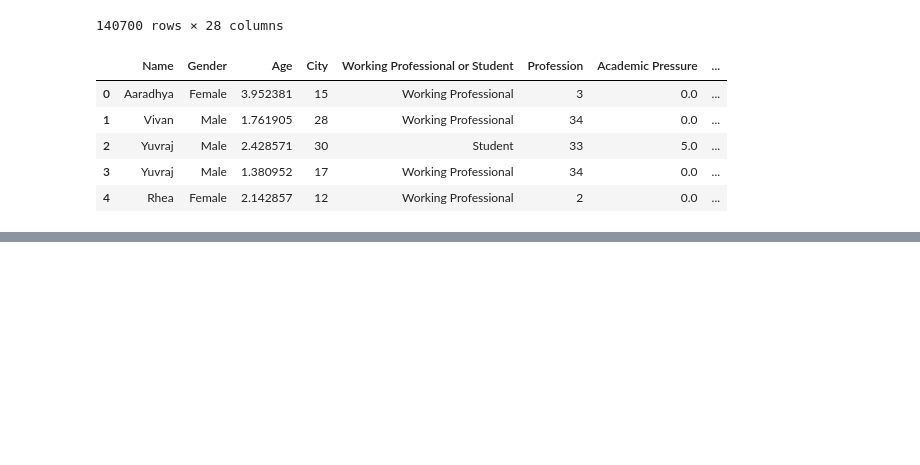
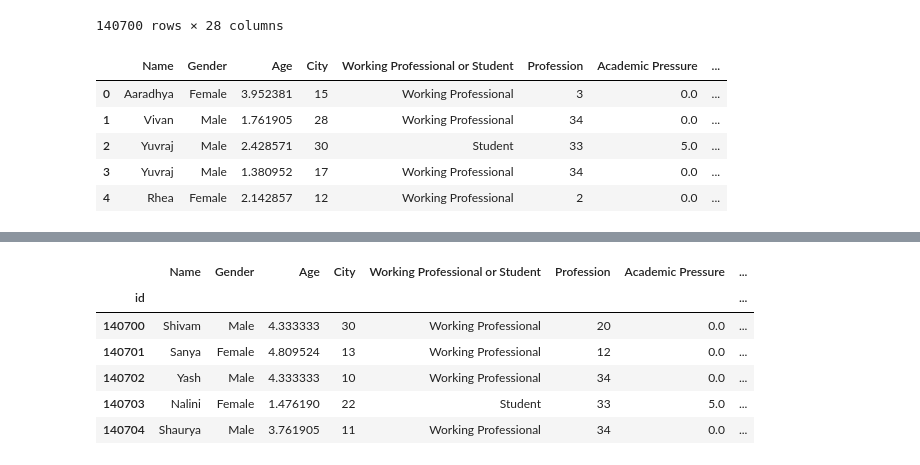
Before and after one commit to Omer-Z/Kaggle_Tasks, a Jupyter notebook: Mental_Health/src/analysis.ipynb, the cells around one changed output, grey strips where cells are left out. Saved outputs shown, nothing was run; the diff lists cells and outputs as text; code cells hidden in the pictures; blank space fills up the shorter version.

```diff
--- a/Mental_Health/src/analysis.ipynb
+++ b/Mental_Health/src/analysis.ipynb
@@ -664,0 +747,8 @@ encoded_data.head()
+# %%
+processed_test['Profession'] = processed_test['Profession'].replace(train_prof_map)
+processed_test['Degree'] = processed_test['Degree'].replace(train_degree_map)
+processed_test['City'] = processed_test['City'].replace(train_city_map)
+# %%
+prof_lbl = prof_lbl_enc.inverse_transform(processed_data['Profession']).tolist()
+city_lbl = city_lbl_enc.inverse_transform(processed_data['City']).tolist()
+deg_lbl = deg_lbl_enc.inverse_transform(processed_data['Degree']).tolist()
@@ -664,0 +759,18 @@ encoded_data.head()
+# %%
+processed_test['Profession'] = processed_test['Profession'].apply(lambda x: x if x in prof_lbl else 'Unknown')
+processed_test['City'] = processed_test['City'].apply(lambda x: x if x in city_lbl else 'Rare City')
+processed_test['Degree'] = processed_test['Degree'].apply(lambda x: x if x in deg_lbl else 'Rare Degree')
+# %%
+processed_test['Profession'] = prof_lbl_enc.transform(processed_test['Profession'])
+processed_test['City']       = city_lbl_enc.transform(processed_test['City'])
+processed_test['Degree']     = deg_lbl_enc.transform(processed_test['Degree'])
+# %%
+processed_test.head()
+# %% [output]
+|  | Name | Gender | Age | City | Working Professional or Student | Profession | Academic Pressure | ... |
+| id |  |  |  |  |  |  |  | ... |
+| 140700 | Shivam | Male | 4.333333 | 30 | Working Professional | 20 | 0.0 | ... |
+| 140701 | Sanya | Female | 4.809524 | 13 | Working Professional | 12 | 0.0 | ... |
+| 140702 | Yash | Male | 4.333333 | 10 | Working Professional | 34 | 0.0 | ... |
+| 140703 | Nalini | Female | 1.476190 | 22 | Student | 33 | 5.0 | ... |
+| 140704 | Shaurya | Male | 3.761905 | 11 | Working Professional | 34 | 0.0 | ... |
```
Also changed, not shown: parts of 49 cells of this notebook.
